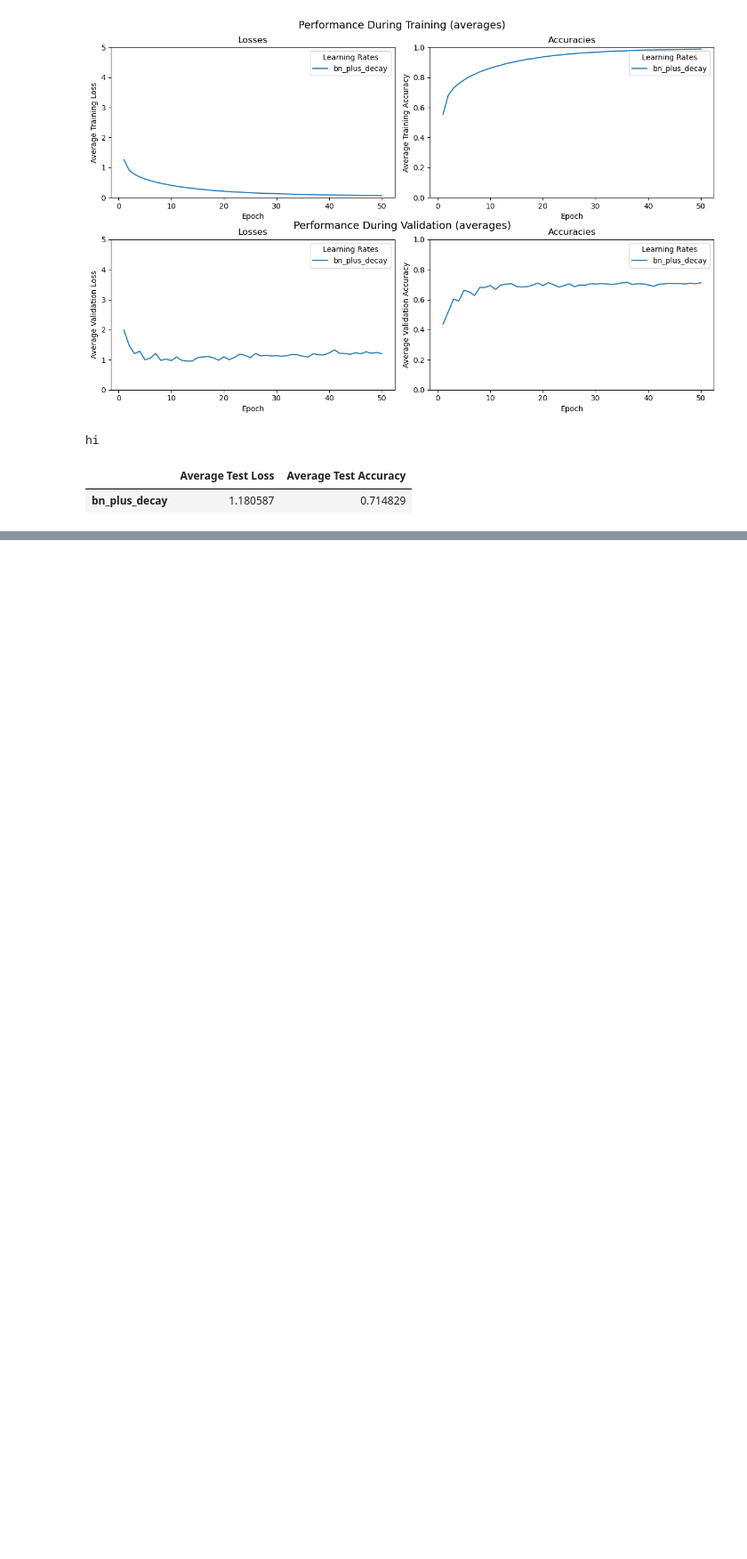
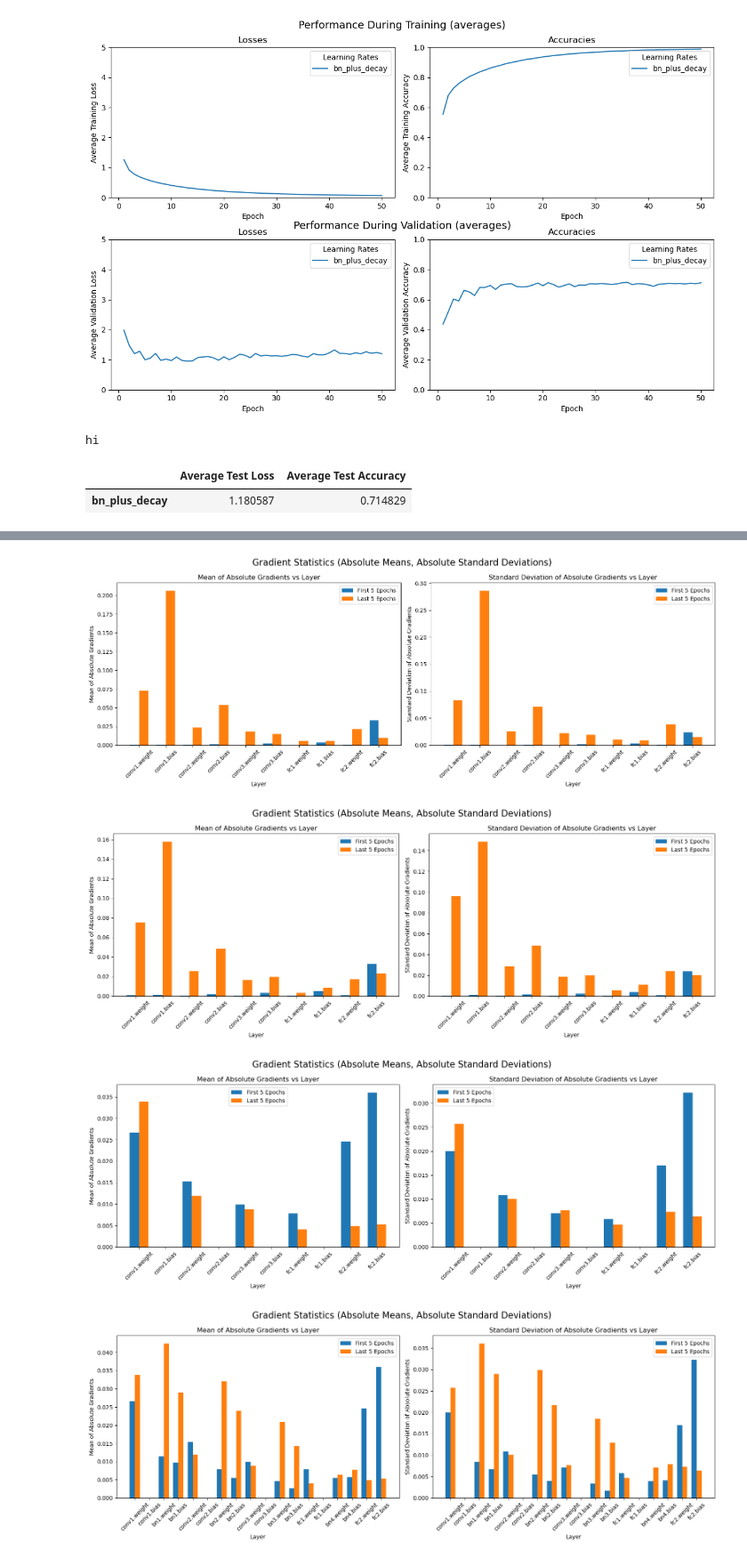
Before and after one commit to raymondfdavey/MSc_2024_NN_ASSESSMENT, a Jupyter notebook: fresh_ex_3.ipynb, the cells around one changed output, grey strips where cells are left out. Shown at 89% size. Drawn from its saved outputs; the diff is of its cells as text; code cells hidden in the pictures; blank space fills up the shorter version.

```diff
--- a/fresh_ex_3.ipynb
+++ b/fresh_ex_3.ipynb
@@ -780,0 +1130,40 @@ hi
+# %%
+# Set epochs and learning rate
+num_epochs = 50
+learning_rate = 0.05
+
+# 3.1 Gradient flow for the original model
+torch.manual_seed(1984)
+non_drop_model = BaselineNet()
+criterion = nn.CrossEntropyLoss()
+optimiser = optim.SGD(non_drop_model.parameters(), lr=learning_rate)
+first_5_epochs_gradients_abs_non_drop, last_5_epochs_gradients_abs_non_drop = collect_gradients_abs_4(non_drop_model, train_dataloader, device, criterion, optimiser, num_epochs)
+first_5_mean_gradients_non_drop, first_5_std_gradients_non_drop = compute_gradient_statistics_abs_4(first_5_epochs_gradients_abs_non_drop)
+last_5_mean_gradients_non_drop, last_5_std_gradients_non_drop = compute_gradient_statistics_abs_4(last_5_epochs_gradients_abs_non_drop)
+plot_gradient_statistics_abs_4(first_5_mean_gradients_non_drop, first_5_std_gradients_non_drop, last_5_mean_gradients_non_drop, last_5_std_gradients_non_drop)
+
+# 3.2 Gradient flow for the model with dropout
+torch.manual_seed(1984)
+drop_model = DropoutNet(0.6)
+criterion = nn.CrossEntropyLoss()
+optimiser = optim.SGD(drop_model.parameters(), lr=learning_rate)
+first_5_epochs_gradients_abs_dropout, last_5_epochs_gradients_abs_dropout = collect_gradients_abs_4(drop_model, train_dataloader, device, criterion, optimiser, num_epochs)
+first_5_mean_gradients_dropout, first_5_std_gradients_dropout = compute_gradient_statistics_abs_4(first_5_epochs_gradients_abs_dropout)
+last_5_mean_gradients_dropout, last_5_std_gradients_dropout = compute_gradient_statistics_abs_4(last_5_epochs_gradients_abs_dropout)
+plot_gradient_statistics_abs_4(first_5_mean_gradients_dropout, first_5_std_gradients_dropout, last_5_mean_gradients_dropout, last_5_std_gradients_dropout)
+
+# 3.3 Gradient flow for the model with batch normalization
+torch.manual_seed(1984)
+bn_model = BatchNormNet()
+criterion = nn.CrossEntropyLoss()
+optimiser = optim.SGD(bn_model.parameters(), lr=learning_rate)
+first_5_epochs_gradients_abs_bn, last_5_epochs_gradients_abs_bn = collect_gradients_abs_4(bn_model, train_dataloader, device, criterion, optimiser, num_epochs)
+first_5_mean_gradients_bn, first_5_std_gradients_bn = compute_gradient_statistics_abs_4(first_5_epochs_gradients_abs_bn)
+last_5_mean_gradients_bn, last_5_std_gradients_bn = compute_gradient_statistics_abs_4(last_5_epochs_gradients_abs_bn)
+plot_gradient_statistics_abs_4(first_5_mean_gradients_bn, first_5_std_gradients_bn, last_5_mean_gradients_bn, last_5_std_gradients_bn, skip_bn=True)
+plot_gradient_statistics_abs_4(first_5_mean_gradients_bn, first_5_std_gradients_bn, last_5_mean_gradients_bn, last_5_std_gradients_bn, skip_bn=False)
+# %% [output]
+[figure, added]
+[figure, added]
+[figure, added]
+[figure, added]
```
Also changed, not shown: parts of 10 cells of this notebook, 4 other files.
